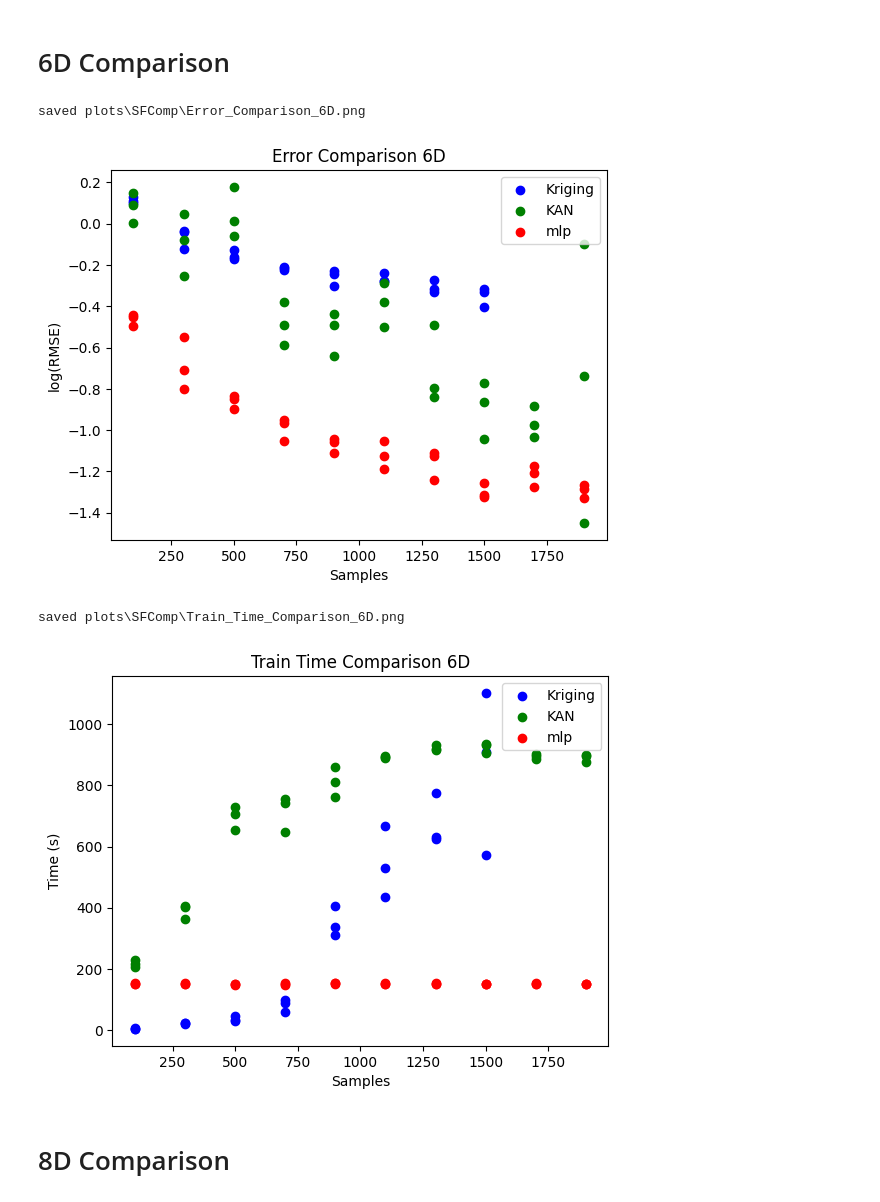
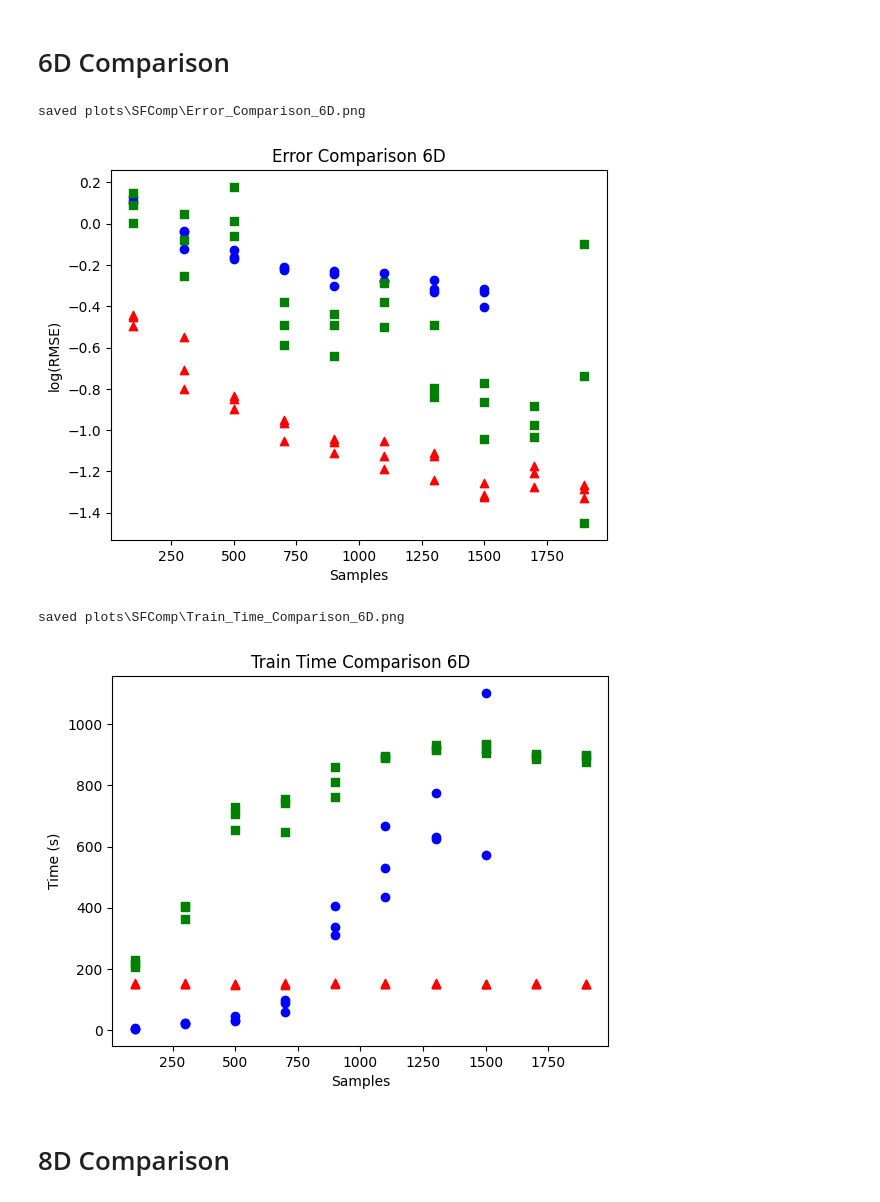
Before and after one commit to tzangleUMaine/SurrogateModeling, a Jupyter notebook: examples/Comparisons/SingleFidelityCompare/data_viewer.ipynb, the cells around one changed output. Cells and saved outputs as stored; diff of their text form; code cells hidden in the pictures.

```diff
--- a/examples/Comparisons/SingleFidelityCompare/data_viewer.ipynb
+++ b/examples/Comparisons/SingleFidelityCompare/data_viewer.ipynb
@@ -76,6 +76,7 @@ def plot_single_fidelity_data(
     output,
     name="Cokriging Data",
     color="black",
+    marker="o",
     label="data",
     y_label = "RMSE",
     x_label = "Samples",
@@ -97,6 +98,7 @@ def plot_single_fidelity_data(
         points,
         output,
         color=color,
+        marker=marker,
         label=label,
     )
 
@@ -324,43 +334,45 @@ saved plots\SFComp\Train_Time_Comparison_4D.png
 # %% [markdown]
 # 6D Comparison
 # %%
-kriging6D_points,kriging6D_error,kriging6D_traintime,kriging6D_evaltime = load_single_fidelity_csv_results('Comparisons/kriging_model_comparison_6D.csv')
-kan6D_points,kan6D_error,kan6D_traintime,kan6D_evaltime = load_single_fidelity_csv_results('Comparisons/kan_model_comparison_6D.csv')
-mlp6D_points,mlp6D_error,mlp6D_traintime,mlp6D_evaltime = load_single_fidelity_csv_results('Comparisons/nn_model_comparison_6D.csv')
+kriging6D_points,kriging6D_error,kriging6D_traintime,kriging6D_evaltime = load_single_fidelity_csv_results('kriging_model_comparison_6d.csv')
+kan6D_points,kan6D_error,kan6D_traintime,kan6D_evaltime = load_single_fidelity_csv_results('kan_model_comparison_6d.csv')
+mlp6D_points,mlp6D_error,mlp6D_traintime,mlp6D_evaltime = load_single_fidelity_csv_results('nn_model_comparison_6d.csv')
 # %%
 ax = plot_single_fidelity_data(
     points=kriging6D_points,
     output=kriging6D_error,
     label="Kriging",
     name="Error Comparison 6D",
     log_output=True,
     color="blue",
+    marker="o",
 )
 ax = plot_single_fidelity_data(
     points=kan6D_points,
     output=kan6D_error,
     label="KAN",
     name="Error Comparison 6D",
     log_output=True,
     color="green",
+    marker="s",
     ax = ax,
 )
 ax = plot_single_fidelity_data(
     points=mlp6D_points,
     output=mlp6D_error,
     label="mlp",
     name="Error Comparison 6D",
     log_output=True,
     color="red",
+    marker="^",
     y_label="log(RMSE)",
     ax = ax,
 )
-plt.legend()
 save_plot(ax, "Error Comparison 6D")
 plt.show()
 # %% [output]
 saved plots\SFComp\Error_Comparison_6D.png
-[figure, old version]
+[figure, new version]
 # %%
 plot_name = "Train Time Comparison 6D"
 log_output = False
@@ -374,6 +386,7 @@ ax = plot_single_fidelity_data(
     name=plot_name,
     log_output=log_output,
     color="blue",
+    marker="o",
     y_label=y_label
 )
 ax = plot_single_fidelity_data(
@@ -384,6 +397,7 @@ ax = plot_single_fidelity_data(
     log_output=log_output,
     y_label=y_label,
     color="green",
+    marker="s",
     ax = ax,
 )
 ax = plot_single_fidelity_data(
@@ -394,15 +408,15 @@ ax = plot_single_fidelity_data(
     log_output=log_output,
     y_label=y_label,
     color="red",
+    marker="^",
     ax = ax,
 )
 
-plt.legend()
 save_plot(ax, plot_name)
 plt.show()
 # %% [output]
 saved plots\SFComp\Train_Time_Comparison_6D.png
-[figure, old version]
+[figure, new version]
 # %% [markdown]
 # 8D Comparison
 # %%
```
Also changed, not shown: parts of 12 cells of this notebook, 4 other files.
